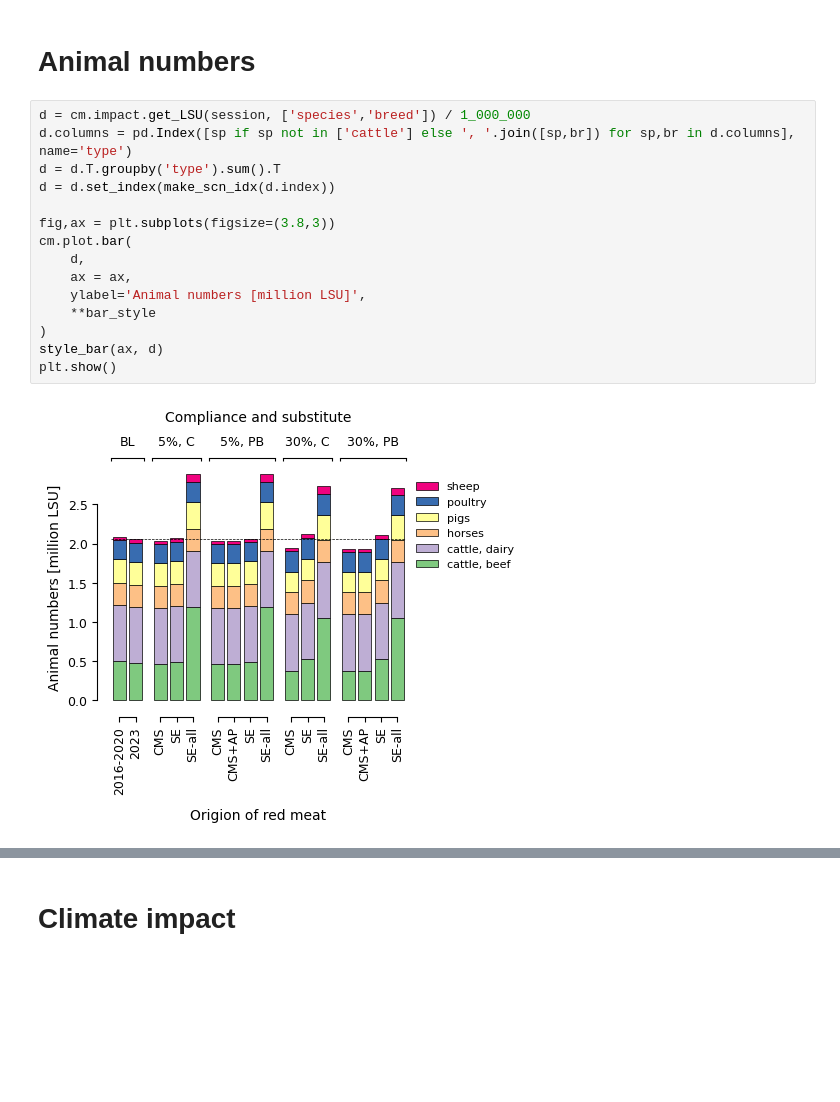
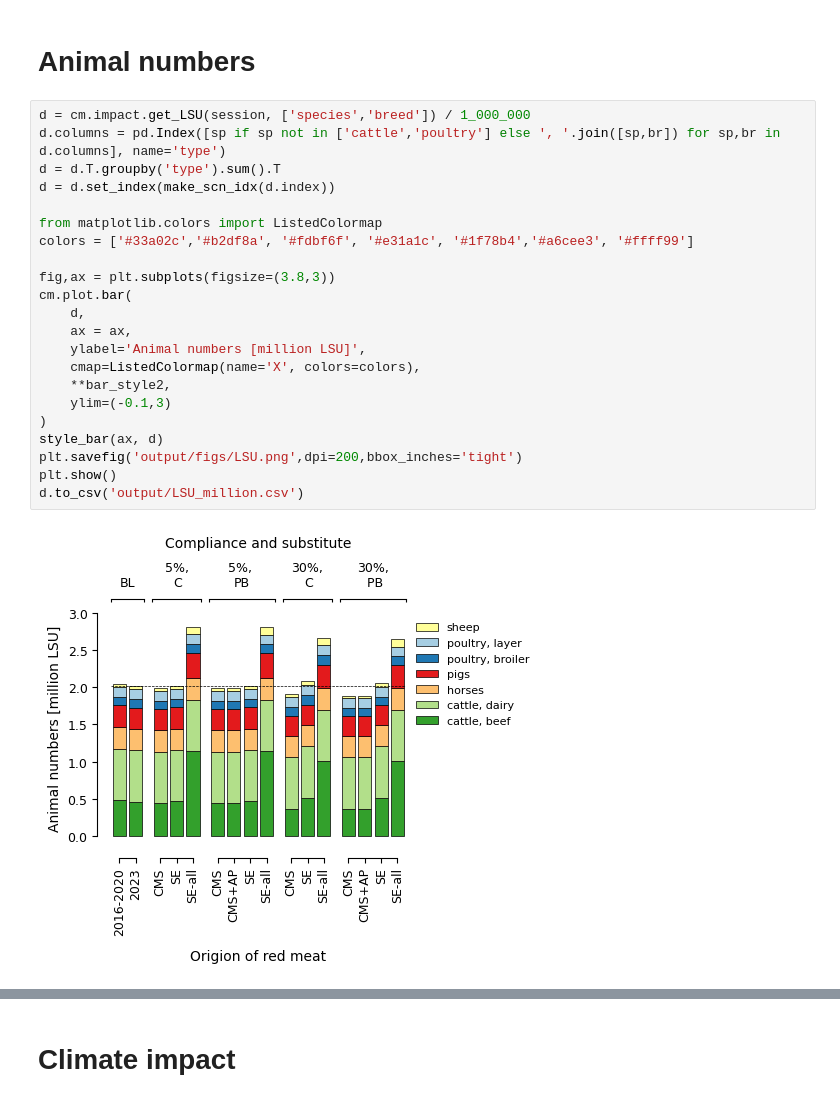
Before and after one commit to SLU-foodsystems/CIBUSmod-SLV2025, a Jupyter notebook: SLV2025_outputs.ipynb, the cells around one changed output, grey strips where cells are left out. Saved outputs shown, nothing was run; the diff lists cells and outputs as text; blank space fills up the shorter version.

```diff
--- a/SLV2025_outputs.ipynb
+++ b/SLV2025_outputs.ipynb
@@ -417,18 +484,25 @@ array([1, 2, 3])
 # Animal numbers
 # %%
 d = cm.impact.get_LSU(session, ['species','breed']) / 1_000_000
-d.columns = pd.Index([sp if sp not in ['cattle'] else ', '.join([sp,br]) for sp,br in d.columns], name='type')
+d.columns = pd.Index([sp if sp not in ['cattle','poultry'] else ', '.join([sp,br]) for sp,br in d.columns], name='type')
 d = d.T.groupby('type').sum().T
 d = d.set_index(make_scn_idx(d.index))
+
+from matplotlib.colors import ListedColormap
+colors = ['#33a02c','#b2df8a', '#fdbf6f', '#e31a1c', '#1f78b4','#a6cee3', '#ffff99']
 
 fig,ax = plt.subplots(figsize=(3.8,3))
 cm.plot.bar(
     d,
     ax = ax,
     ylabel='Animal numbers [million LSU]',
-    **bar_style
+    cmap=ListedColormap(name='X', colors=colors),
+    **bar_style2,
+    ylim=(-0.1,3)
 )
 style_bar(ax, d)
+plt.savefig('output/figs/LSU.png',dpi=200,bbox_inches='tight')
 plt.show()
+d.to_csv('output/LSU_million.csv')
 # %% [output]
-[figure, old version]
+[figure, new version]
```
Also changed, not shown: parts of 36 cells of this notebook, 24 other files.
